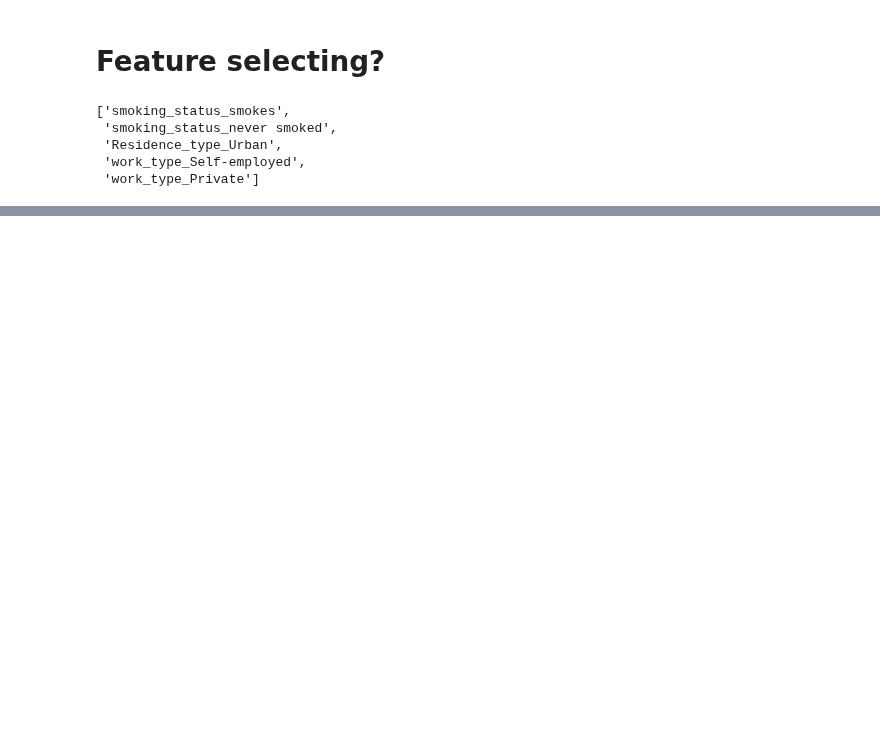
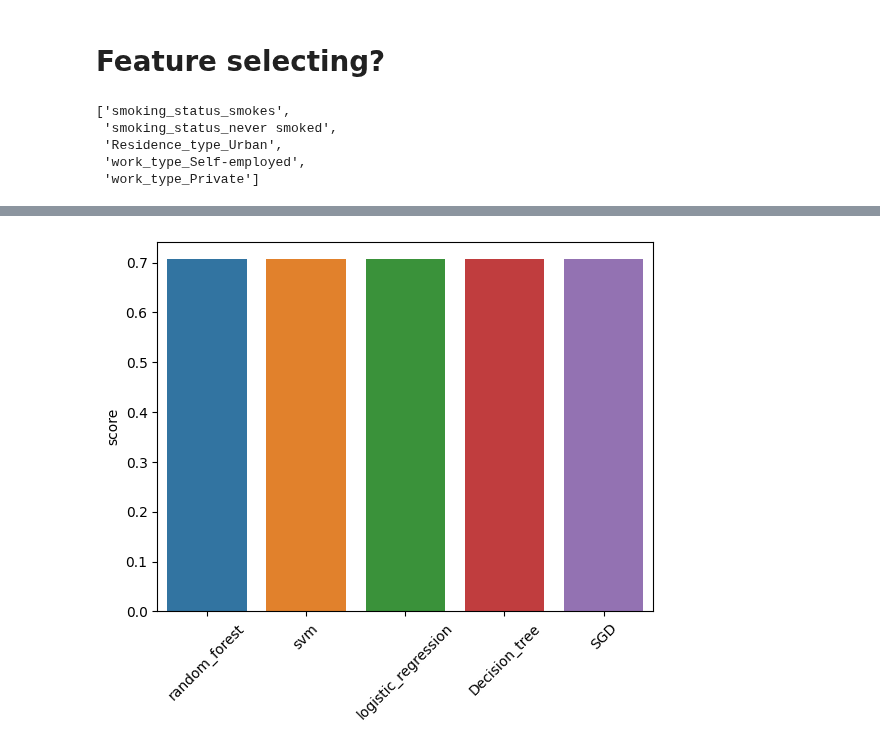
Before and after one commit to mehassanhmood/Project1, a Jupyter notebook: project_lab_dev.ipynb, the cells around one changed output, grey strips where cells are left out. Cells and saved outputs as stored; diff of their text form; code cells hidden in the pictures; blank space fills up the shorter version.

```diff
--- a/project_lab_dev.ipynb
+++ b/project_lab_dev.ipynb
@@ -345,7 +345,7 @@ params = {
     'l1_ratio':[],
     'learning_rate':['invscaling','optimal','adaptive','constant'],
     'loss':[],
-    'max_depth':[i for i in range(3,7)],
+    'max_depth':[],
     'max_features':[],
     'max_iter':[],
     'max_leaf_nodes':[],
@@ -355,7 +355,7 @@ params = {
     'min_samples_split':[],
     'min_weight_fraction_leaf':[],
     'multi_class':[],
-    'n_estimators':[i*100 for i in range(1,4)],
+    'n_estimators':[],
     'n_iter_no_change':[],
     'n_jobs':[-1],
     'oob_score':[],
@@ -512,3 +512,5 @@ best_features
  'Residence_type_Urban',
  'work_type_Self-employed',
  'work_type_Private']
+# %%
+X_train_upsampled_best_features,X_test_best_features = X_train_upsampled[best_features],X_test[best_features]
@@ -514,0 +572,4 @@ best_features
+# %%
+performance = pd.DataFrame(best_models_feature_reduced)
+performance = performance.T.rename(columns={0:'estimator',1:'score',2:'best_params'})
+performance
@@ -514,0 +583,6 @@ best_features
+# %%
+sns.barplot(data = performance,x=performance.index,y='score')
+plt.xticks(rotation= 45)
+plt.show();
+# %% [output]
+[figure, added]
```
Also changed, not shown: parts of 6 cells of this notebook.
